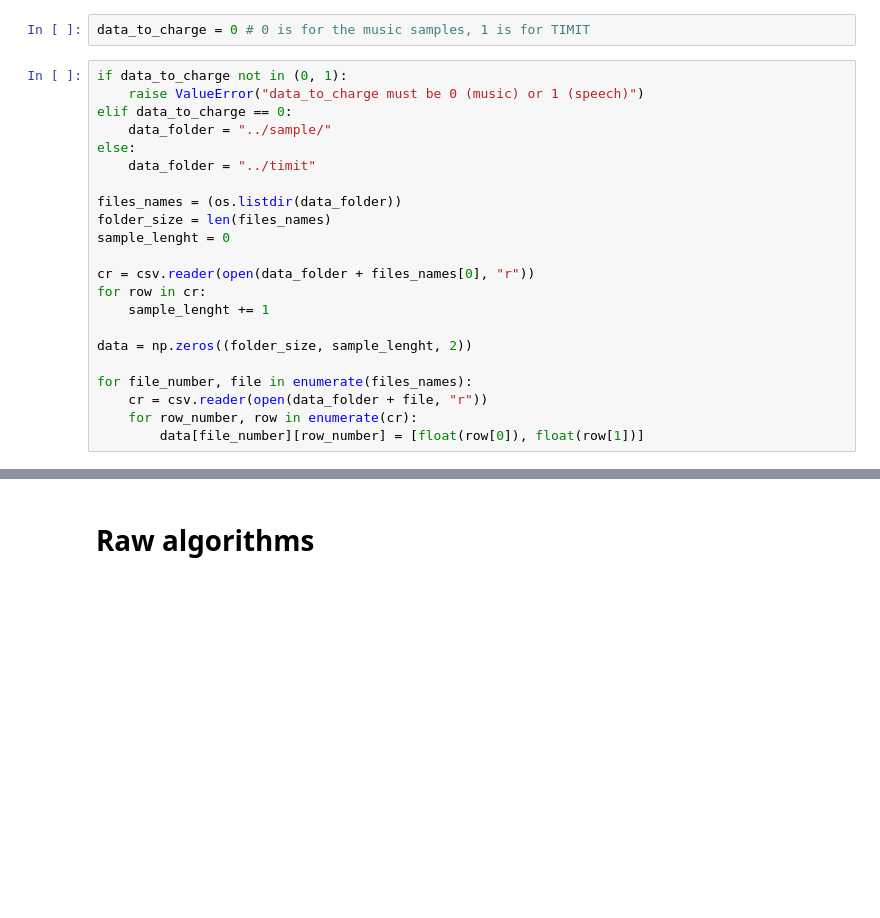
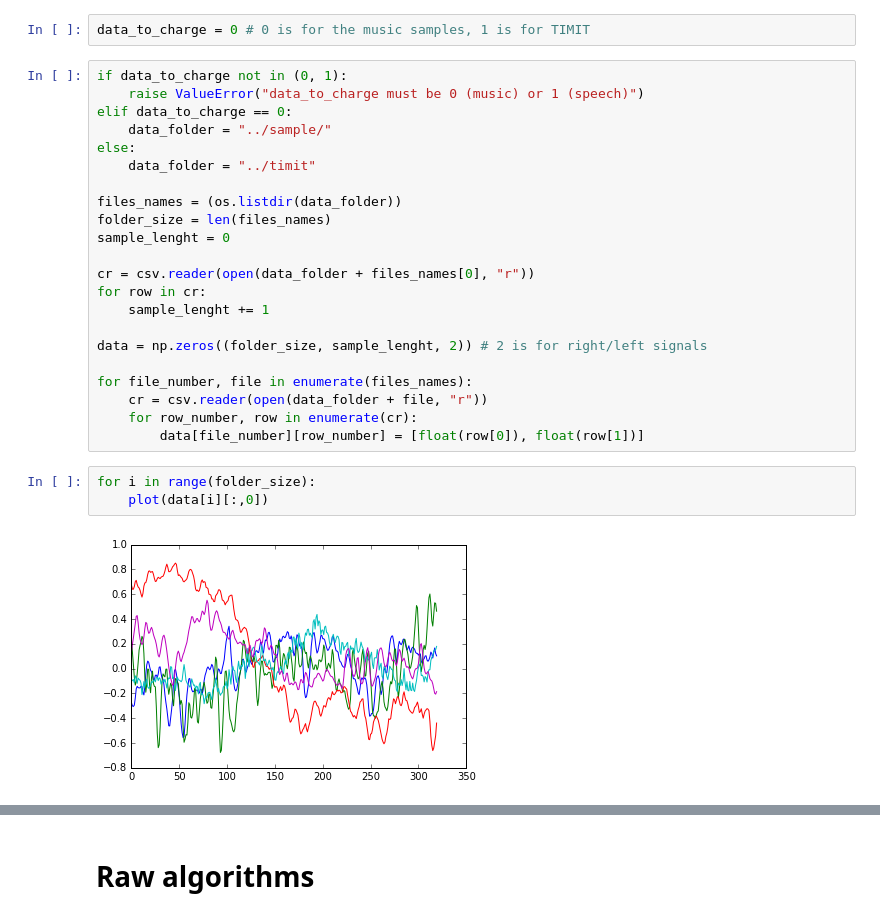
Before and after one commit to TheAcheriit/IAR-CWRNN, a Jupyter notebook: src/rawAlgorithms.ipynb, the cells around one changed output, grey strips where cells are left out. Saved outputs shown, nothing was run; the diff lists cells and outputs as text; blank space fills up the shorter version.

Commit message:
visualization

```diff
--- a/src/rawAlgorithms.ipynb
+++ b/src/rawAlgorithms.ipynb
@@ -27,9 +28,14 @@ cr = csv.reader(open(data_folder + files_names[0], "r"))
 for row in cr:
     sample_lenght += 1
 
-data = np.zeros((folder_size, sample_lenght, 2))
+data = np.zeros((folder_size, sample_lenght, 2)) # 2 is for right/left signals
 
 for file_number, file in enumerate(files_names):
     cr = csv.reader(open(data_folder + file, "r"))
     for row_number, row in enumerate(cr):
         data[file_number][row_number] = [float(row[0]), float(row[1])]
+# %%
+for i in range(folder_size):
+    plot(data[i][:,0])
+# %% [output]
+[figure, added]
```
Also changed, not shown: parts of 2 cells of this notebook.
